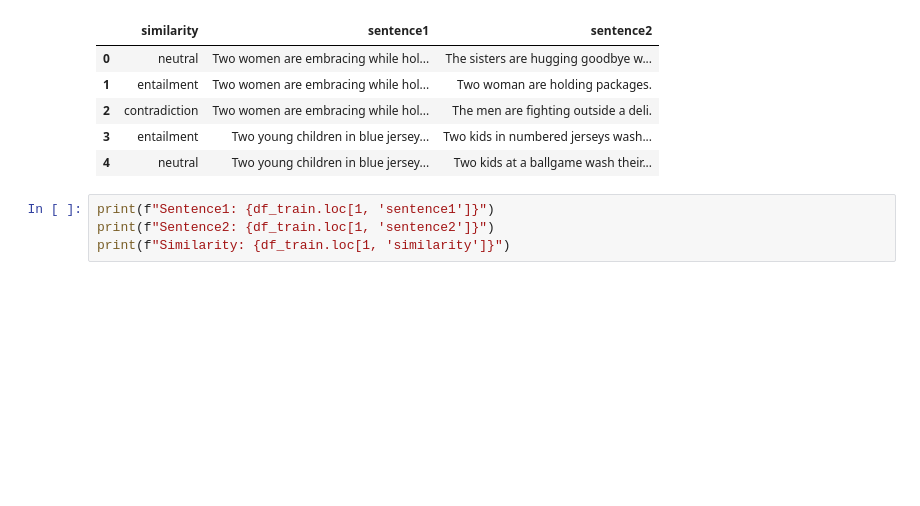
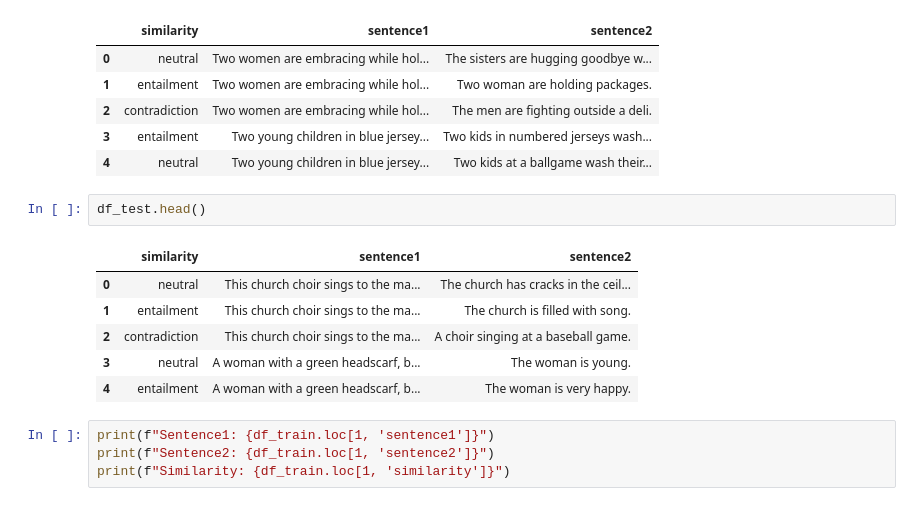
Before and after one commit to aemreusta/success-of-ai-writers, a Jupyter notebook: dataPreprocessing.ipynb, the cells around one changed output. Saved outputs shown, nothing was run; the diff lists cells and outputs as text; blank space fills up the shorter version.

```diff
--- a/dataPreprocessing.ipynb
+++ b/dataPreprocessing.ipynb
@@ -39,6 +44,15 @@ df_val.head()
 | 2 | contradiction | Two women are embracing while hol... | The men are fighting outside a deli. |
 | 3 | entailment | Two young children in blue jersey... | Two kids in numbered jerseys wash... |
 | 4 | neutral | Two young children in blue jersey... | Two kids at a ballgame wash their... |
+# %%
+df_test.head()
+# %% [output]
+|  | similarity | sentence1 | sentence2 |
+| 0 | neutral | This church choir sings to the ma... | The church has cracks in the ceil... |
+| 1 | entailment | This church choir sings to the ma... | The church is filled with song. |
+| 2 | contradiction | This church choir sings to the ma... | A choir singing at a baseball game. |
+| 3 | neutral | A woman with a green headscarf, b... | The woman is young. |
+| 4 | entailment | A woman with a green headscarf, b... | The woman is very happy. |
 # %%
 print(f"Sentence1: {df_train.loc[1, 'sentence1']}")
 print(f"Sentence2: {df_train.loc[1, 'sentence2']}")
```
Also changed, not shown: parts of 15 cells of this notebook.
